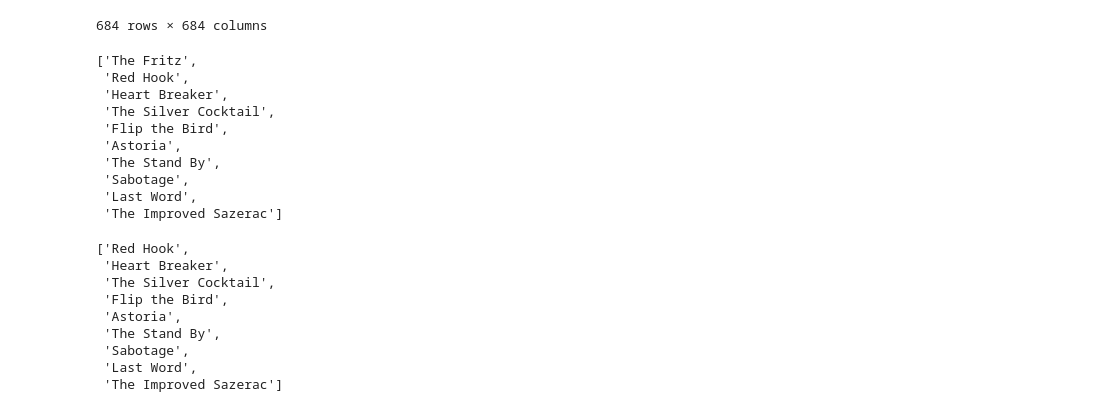
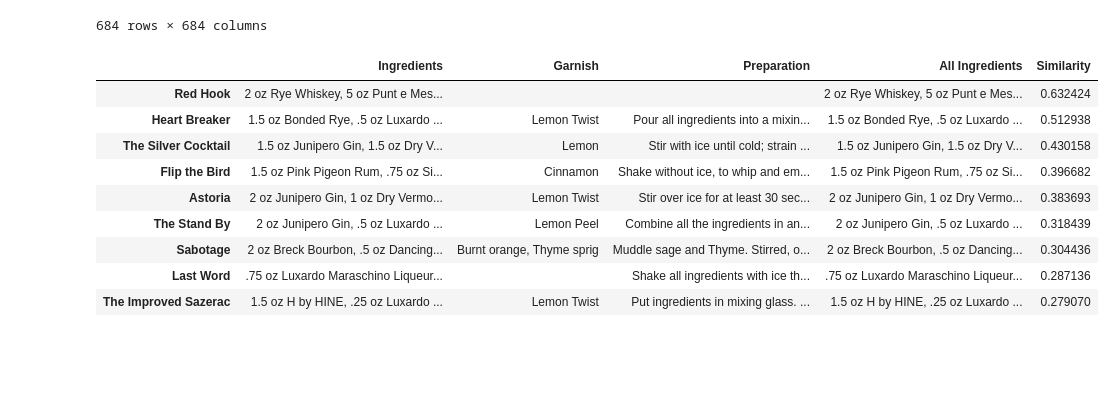
Before and after one commit to OzanGenc/CocktailAnalysis, a Jupyter notebook: CocktailRecommender.ipynb, the cells around one changed output. Cells and saved outputs as stored; diff of their text form; code cells hidden in the pictures; blank space fills up the shorter version.

```diff
--- a/CocktailRecommender.ipynb
+++ b/CocktailRecommender.ipynb
@@ -92,7 +78,7 @@ Name: Ingredients, dtype: object
 # %%
 similarity_matrix = linear_kernel(tfidf_matrix, tfidf_matrix)
 # %%
-similarity_df = pd.DataFrame(similarity_matrix, columns=matrix.index, index=matrix.index)
+similarity_df = pd.DataFrame(similarity_matrix, columns=cocktail_feature_df.index, index=cocktail_feature_df.index)
 # %%
 similarity_df
 # %% [output]
@@ -110,34 +96,16 @@ similarity_df
 | Red Hook | 0.000000 | 0.000000 | 0.000000 | 0.000000 | ... |
 | Union Jack | 0.000000 | 0.000000 | 0.000000 | 0.000000 | ... |
 684 rows × 684 columns
-# %%
-similarity_df['The Fritz'].sort_values(ascending=False).index.to_list()[:10]
-# %% [output]
-['The Fritz',
- 'Red Hook',
- 'Heart Breaker',
- 'The Silver Cocktail',
- 'Flip the Bird',
- 'Astoria',
- 'The Stand By',
- 'Sabotage',
- 'Last Word',
- 'The Improved Sazerac']
 # %%
-def cocktail_recommender(cocktail_name, num_recommendations=10, similarity_df=similarity_df):
+def cocktail_recommender(cocktail_name, num_recommendations=10, similarity_df=similarity_df, cocktails_df=cocktails_df):
 
-  recommendations = similarity_df[cocktail_name].sort_values(ascending=False).index.to_list()[1:num_recommendations]
+  recommendations = similarity_df[cocktail_name].sort_values(ascending=False)[1:num_recommendations]
+  recommendations.name = 'Similarity'
 
-  return recommendations
+  cocktails_details = cocktails_df[cocktails_df['Cocktail Name'].isin(recommendations.index)].set_index('Cocktail Name')
+
+  recommendations_df = pd.concat([cocktails_details,recommendations], axis=1).sort_values(by='Similarity', ascending=False)
+
+  return recommendations_df
 # %%
-cocktail_recommender('The Fritz')
+mycocktail = cocktail_recommender('The Fritz')
-# %% [output]
-['Red Hook',
- 'Heart Breaker',
- 'The Silver Cocktail',
- 'Flip the Bird',
- 'Astoria',
- 'The Stand By',
- 'Sabotage',
- 'Last Word',
- 'The Improved Sazerac']
@@ -146,0 +112,13 @@ the fritz: .75 oz Junipero Gin, .75 oz Luxardo Maraschino Liqueur, .75 oz Peycha
+# %%
+mycocktail
+# %% [output]
+|  | Ingredients | Garnish | Preparation | All Ingredients | Similarity |
+| Red Hook | 2 oz Rye Whiskey, 5 oz Punt e Mes... |  |  | 2 oz Rye Whiskey, 5 oz Punt e Mes... | 0.632424 |
+| Heart Breaker | 1.5 oz Bonded Rye, .5 oz Luxardo ... | Lemon Twist | Pour all ingredients into a mixin... | 1.5 oz Bonded Rye, .5 oz Luxardo ... | 0.512938 |
+| The Silver Cocktail | 1.5 oz Junipero Gin, 1.5 oz Dry V... | Lemon | Stir with ice until cold; strain ... | 1.5 oz Junipero Gin, 1.5 oz Dry V... | 0.430158 |
+| Flip the Bird | 1.5 oz Pink Pigeon Rum, .75 oz Si... | Cinnamon | Shake without ice, to whip and em... | 1.5 oz Pink Pigeon Rum, .75 oz Si... | 0.396682 |
+| Astoria | 2 oz Junipero Gin, 1 oz Dry Vermo... | Lemon Twist | Stir over ice for at least 30 sec... | 2 oz Junipero Gin, 1 oz Dry Vermo... | 0.383693 |
+| The Stand By | 2 oz Junipero Gin, .5 oz Luxardo ... | Lemon Peel | Combine all the ingredients in an... | 2 oz Junipero Gin, .5 oz Luxardo ... | 0.318439 |
+| Sabotage | 2 oz Breck Bourbon, .5 oz Dancing... | Burnt orange, Thyme sprig | Muddle sage and Thyme. Stirred, o... | 2 oz Breck Bourbon, .5 oz Dancing... | 0.304436 |
+| Last Word | .75 oz Luxardo Maraschino Liqueur... |  | Shake all ingredients with ice th... | .75 oz Luxardo Maraschino Liqueur... | 0.287136 |
+| The Improved Sazerac | 1.5 oz H by HINE, .25 oz Luxardo ... | Lemon Twist | Put ingredients in mixing glass. ... | 1.5 oz H by HINE, .25 oz Luxardo ... | 0.279070 |
```
Also changed, not shown: parts of 5 cells of this notebook.
